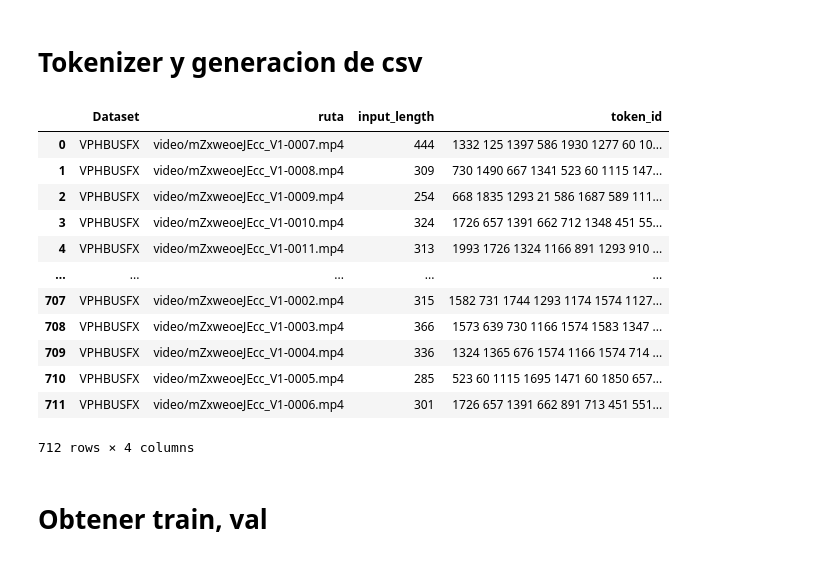
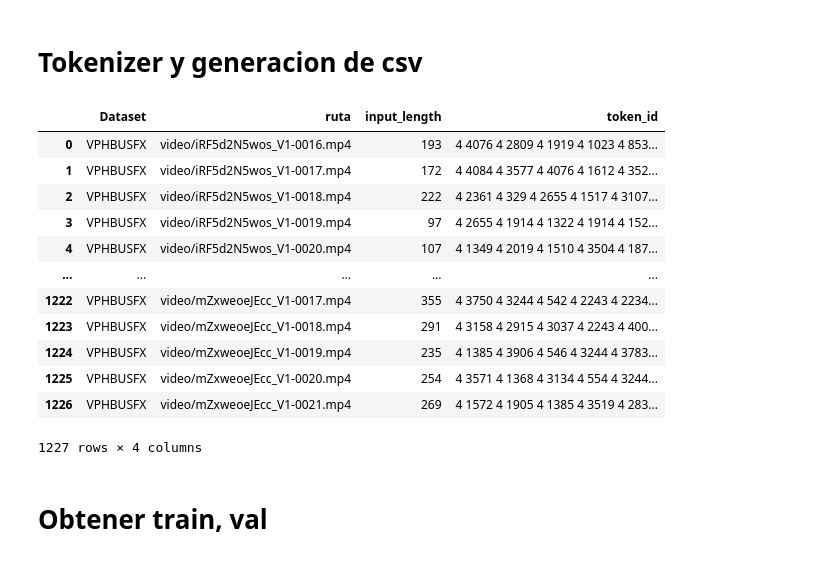
Before and after one commit to Daniel9ad/ProyectoSIS330-VSR, a Jupyter notebook: AVSR_preprocessing.ipynb, the cells around one changed output. Cells and saved outputs as stored; diff of their text form; code cells hidden in the pictures.

Commit message:
models v3

```diff
--- a/AVSR_preprocessing.ipynb
+++ b/AVSR_preprocessing.ipynb
@@ -777,7 +776,7 @@ def obtener_texto(ruta, name):
         compression_ratio = result['segments'][0]['compression_ratio']
         no_speech_prob = result['segments'][0]['no_speech_prob']
         #print(result)
-        if temperature == 0.0 and compression_ratio > 0.8:
+        if temperature == 0.0 and compression_ratio > 0.70:
             text = result['text']
             break
         elif temperature != 1.0 and temperature > 0.2 and compression_ratio > 1.0:
@@ -831,7 +830,7 @@ len(list_videos)
 video_dataloader = AVSRDataLoader(modality="video", detector="retinaface", convert_gray=False)
 audio_dataloader = AVSRDataLoader(modality="audio")
 
-for data_filename in tqdm(list_videos[0:2]):
+for data_filename in tqdm(list_videos[2:200]):
     print(data_filename)
     name = data_filename.split('.')[0]
     ruta = f'{ruta_videos}/{data_filename}'
@@ -865,8 +946,8 @@ SP_MODEL_PATH = os.path.join(
     "MyDrive",
     "vsr",
     "Models",
-    "SentencePiece_castellano_v3",
-    "unigram2000.model",
+    "SentencePiece_castellano_v4",
+    "unigram5000.model",
 )
 
 DICT_PATH = os.path.join(
@@ -876,8 +957,8 @@ DICT_PATH = os.path.join(
     "MyDrive",
     "vsr",
     "Models",
-    "SentencePiece_castellano_v3",
-    "unigram2000_units.txt",
+    "SentencePiece_castellano_v4",
+    "unigram5000_units.txt",
 )
 
 
@@ -923,32 +1004,32 @@ ruta = "/content/drive/MyDrive/vsr/VPHB_USFX_preprocessing"
 # %%
 list_video = [video for video in os.listdir(f'{ruta}/VPHBUSFX/video') if video.split('.')[1]=='mp4']
 list_video_text = [[f'{ruta}/VPHBUSFX/video/{name}.mp4',f'{ruta}/VPHBUSFX/text/{name}.txt'] for name in [n.split('.')[0] for n in list_video]]
 list_csv = []
 for r_vid, r_text in tqdm(list_video_text):
     video = torchvision.io.read_video(r_vid, pts_unit="sec")[0].numpy()
     text = open(r_text, 'r').read()
     token_id_str = " ".join(
             map(str, [_.item() for _ in text_transform.tokenize(text)])
     )
     name_video = r_vid.split('/')[-1]
     list_csv.append(['VPHBUSFX', f'video/{name_video}', video.shape[0], token_id_str])
 df_csv = pd.DataFrame(list_csv, columns=['Dataset','ruta','input_length','token_id'])
-df_csv.to_csv(f'{ruta}/labels/VPHBUSFX_unigram2000.csv')
+df_csv.to_csv(f'{ruta}/labels/VPHBUSFX_unigram5000.csv')
 df_csv
 # %% [output]
 |  | Dataset | ruta | input_length | token_id |
-| 0 | VPHBUSFX | video/mZxweoeJEcc_V1-0007.mp4 | 444 | 1332 125 1397 586 1930 1277 60 10... |
-| 1 | VPHBUSFX | video/mZxweoeJEcc_V1-0008.mp4 | 309 | 730 1490 667 1341 523 60 1115 147... |
-| 2 | VPHBUSFX | video/mZxweoeJEcc_V1-0009.mp4 | 254 | 668 1835 1293 21 586 1687 589 111... |
-| 3 | VPHBUSFX | video/mZxweoeJEcc_V1-0010.mp4 | 324 | 1726 657 1391 662 712 1348 451 55... |
-| 4 | VPHBUSFX | video/mZxweoeJEcc_V1-0011.mp4 | 313 | 1993 1726 1324 1166 891 1293 910 ... |
+| 0 | VPHBUSFX | video/iRF5d2N5wos_V1-0016.mp4 | 193 | 4 4076 4 2809 4 1919 4 1023 4 853... |
+| 1 | VPHBUSFX | video/iRF5d2N5wos_V1-0017.mp4 | 172 | 4 4084 4 3577 4 4076 4 1612 4 352... |
+| 2 | VPHBUSFX | video/iRF5d2N5wos_V1-0018.mp4 | 222 | 4 2361 4 329 4 2655 4 1517 4 3107... |
+| 3 | VPHBUSFX | video/iRF5d2N5wos_V1-0019.mp4 | 97 | 4 2655 4 1914 4 1322 4 1914 4 152... |
+| 4 | VPHBUSFX | video/iRF5d2N5wos_V1-0020.mp4 | 107 | 4 1349 4 2019 4 1510 4 3504 4 187... |
 | ... | ... | ... | ... | ... |
-| 707 | VPHBUSFX | video/mZxweoeJEcc_V1-0002.mp4 | 315 | 1582 731 1744 1293 1174 1574 1127... |
-| 708 | VPHBUSFX | video/mZxweoeJEcc_V1-0003.mp4 | 366 | 1573 639 730 1166 1574 1583 1347 ... |
-| 709 | VPHBUSFX | video/mZxweoeJEcc_V1-0004.mp4 | 336 | 1324 1365 676 1574 1166 1574 714 ... |
-| 710 | VPHBUSFX | video/mZxweoeJEcc_V1-0005.mp4 | 285 | 523 60 1115 1695 1471 60 1850 657... |
-| 711 | VPHBUSFX | video/mZxweoeJEcc_V1-0006.mp4 | 301 | 1726 657 1391 662 891 713 451 551... |
+| 1222 | VPHBUSFX | video/mZxweoeJEcc_V1-0017.mp4 | 355 | 4 3750 4 3244 4 542 4 2243 4 2234... |
+| 1223 | VPHBUSFX | video/mZxweoeJEcc_V1-0018.mp4 | 291 | 4 3158 4 2915 4 3037 4 2243 4 400... |
+| 1224 | VPHBUSFX | video/mZxweoeJEcc_V1-0019.mp4 | 235 | 4 1385 4 3906 4 546 4 3244 4 3783... |
+| 1225 | VPHBUSFX | video/mZxweoeJEcc_V1-0020.mp4 | 254 | 4 3571 4 1368 4 3134 4 554 4 3244... |
+| 1226 | VPHBUSFX | video/mZxweoeJEcc_V1-0021.mp4 | 269 | 4 1572 4 1905 4 1385 4 3519 4 283... |
-712 rows × 4 columns
+1227 rows × 4 columns
 # %% [markdown]
 # Obtener train, val
 # %%
```
Also changed, not shown: parts of 7 cells of this notebook, 18 other files.
